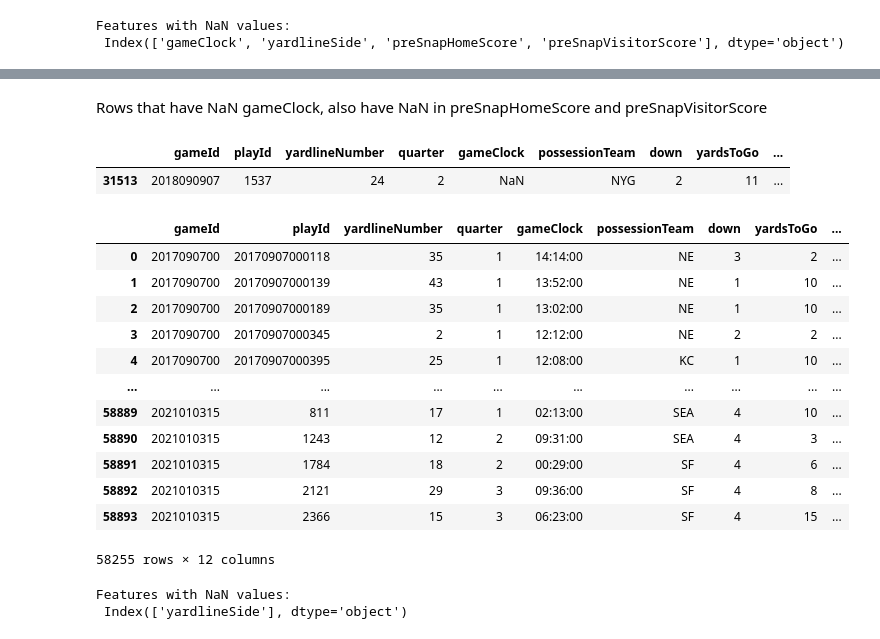
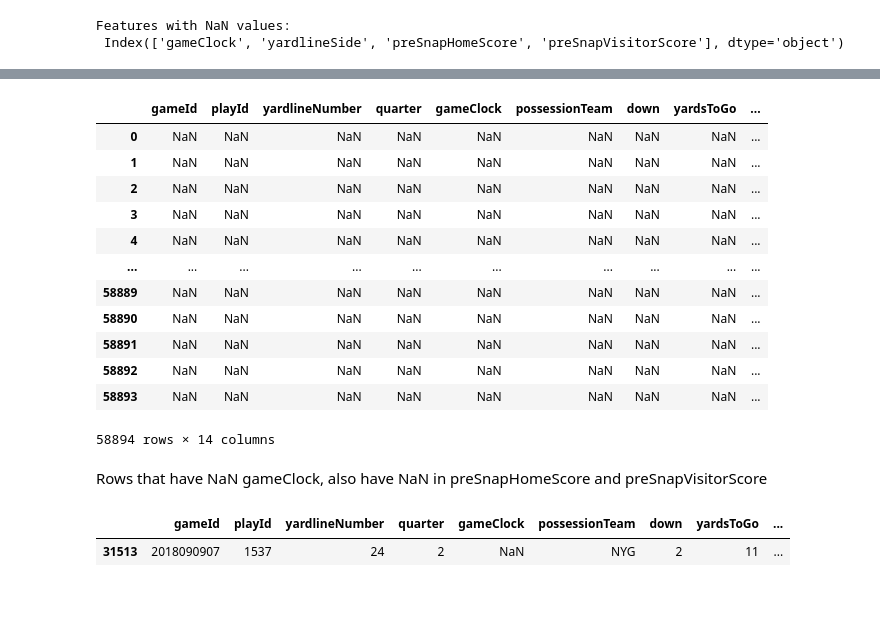
Before and after one commit to chazmorton/NFL-Play-Type-Prediction, a Jupyter notebook: Overall Dataframe.ipynb, the cells around one changed output, grey strips where cells are left out. Drawn from its saved outputs; the diff is of its cells as text; code cells hidden in the pictures; blank space fills up the shorter version.

```diff
--- a/Overall Dataframe.ipynb
+++ b/Overall Dataframe.ipynb
@@ -12,7 +12,7 @@ import pandas as pd
 # %%
 df_2020 = pd.read_csv('Data/NFL2020.csv')
 
-df_runs = df_2020[["GameId", "PlayId", "YardLine", "Quarter", "GameClock", "PossessionTeam", "Down", "Distance", "FieldPosition", "HomeScoreBeforePlay", "VisitorScoreBeforePlay"]]
+df_runs = df_2020[["GameId", "PlayId", "YardLine", "Quarter", "GameClock", "PossessionTeam", "Down", "Distance", "FieldPosition", "HomeTeamAbbr", "VisitorTeamAbbr", "HomeScoreBeforePlay", "VisitorScoreBeforePlay"]]
 
 # Adding playType "Run"
 df_runs["playType"] = "Run"
@@ -248,6 +307,8 @@ df_runs_uniquePlays = df_runs_uniquePlays.rename(columns={"GameId": "gameId",
                                     "Down": "down",
                                     "Distance": "yardsToGo",
                                     "FieldPosition": "yardlineSide",
+                                    "HomeTeamAbbr": "homeTeamAbbr",
+                                    "VisitorTeamAbbr": "visitorTeamAbbr",
                                     "HomeScoreBeforePlay": "preSnapHomeScore",
                                     "VisitorScoreBeforePlay": "preSnapVisitorScore"})
 
@@ -325,39 +361,32 @@ rows_with_nan
-# %% [markdown]
-Rows that have NaN gameClock, also have NaN in preSnapHomeScore and preSnapVisitorScore
-# %%
-df_major.iloc[[31513]]
-# %% [output]
-|  | gameId | playId | yardlineNumber | quarter | gameClock | possessionTeam | down | yardsToGo | ... |
-| 31513 | 2018090907 | 1537 | 24 | 2 | NaN | NYG | 2 | 11 | ... |
-# %%
-import pandas as pd
-
-features_with_nan = ['gameClock', 'preSnapHomeScore', 'preSnapVisitorScore']
-
-# Drop rows with NaN values for the specified features
-df_major = df_major.dropna(subset=features_with_nan)
-
-# Display the cleaned DataFrame
-df_major
-# %% [output]
-|  | gameId | playId | yardlineNumber | quarter | gameClock | possessionTeam | down | yardsToGo | ... |
-| 0 | 2017090700 | 20170907000118 | 35 | 1 | 14:14:00 | NE | 3 | 2 | ... |
-| 1 | 2017090700 | 20170907000139 | 43 | 1 | 13:52:00 | NE | 1 | 10 | ... |
-| 2 | 2017090700 | 20170907000189 | 35 | 1 | 13:02:00 | NE | 1 | 10 | ... |
-| 3 | 2017090700 | 20170907000345 | 2 | 1 | 12:12:00 | NE | 2 | 2 | ... |
-| 4 | 2017090700 | 20170907000395 | 25 | 1 | 12:08:00 | KC | 1 | 10 | ... |
-| ... | ... | ... | ... | ... | ... | ... | ... | ... | ... |
-| 58889 | 2021010315 | 811 | 17 | 1 | 02:13:00 | SEA | 4 | 10 | ... |
-| 58890 | 2021010315 | 1243 | 12 | 2 | 09:31:00 | SEA | 4 | 3 | ... |
-| 58891 | 2021010315 | 1784 | 18 | 2 | 00:29:00 | SF | 4 | 6 | ... |
-| 58892 | 2021010315 | 2121 | 29 | 3 | 09:36:00 | SF | 4 | 8 | ... |
-| 58893 | 2021010315 | 2366 | 15 | 3 | 06:23:00 | SF | 4 | 15 | ... |
-58255 rows × 12 columns
-# %%
-missing_values = df_major.isnull().sum()
-features_with_missing = missing_values[missing_values > 0].index
-
-print("Features with NaN values: \n", features_with_missing)
-# %% [output]
-Features with NaN values:
- Index(['yardlineSide'], dtype='object')
+# %%
+import pandas as pd
+
+# Set feature whose rows you want to look at (have NaN)
+feature_names = ['gameClock', 'preSnapHomeScore', 'preSnapVisitorScore']
+
+# Find those rows
+rows_with_nan = df_major[df_major[feature_names].isnull()]
+
+# Display rows
+rows_with_nan
+# %% [output]
+|  | gameId | playId | yardlineNumber | quarter | gameClock | possessionTeam | down | yardsToGo | ... |
+| 0 | NaN | NaN | NaN | NaN | NaN | NaN | NaN | NaN | ... |
+| 1 | NaN | NaN | NaN | NaN | NaN | NaN | NaN | NaN | ... |
+| 2 | NaN | NaN | NaN | NaN | NaN | NaN | NaN | NaN | ... |
+| 3 | NaN | NaN | NaN | NaN | NaN | NaN | NaN | NaN | ... |
+| 4 | NaN | NaN | NaN | NaN | NaN | NaN | NaN | NaN | ... |
+| ... | ... | ... | ... | ... | ... | ... | ... | ... | ... |
+| 58889 | NaN | NaN | NaN | NaN | NaN | NaN | NaN | NaN | ... |
+| 58890 | NaN | NaN | NaN | NaN | NaN | NaN | NaN | NaN | ... |
+| 58891 | NaN | NaN | NaN | NaN | NaN | NaN | NaN | NaN | ... |
+| 58892 | NaN | NaN | NaN | NaN | NaN | NaN | NaN | NaN | ... |
+| 58893 | NaN | NaN | NaN | NaN | NaN | NaN | NaN | NaN | ... |
+58894 rows × 14 columns
+# %% [markdown]
+Rows that have NaN gameClock, also have NaN in preSnapHomeScore and preSnapVisitorScore
+# %%
+df_major.iloc[[31513]]
+# %% [output]
+|  | gameId | playId | yardlineNumber | quarter | gameClock | possessionTeam | down | yardsToGo | ... |
+| 31513 | 2018090907 | 1537 | 24 | 2 | NaN | NYG | 2 | 11 | ... |
```
Also changed, not shown: parts of 20 cells of this notebook.
